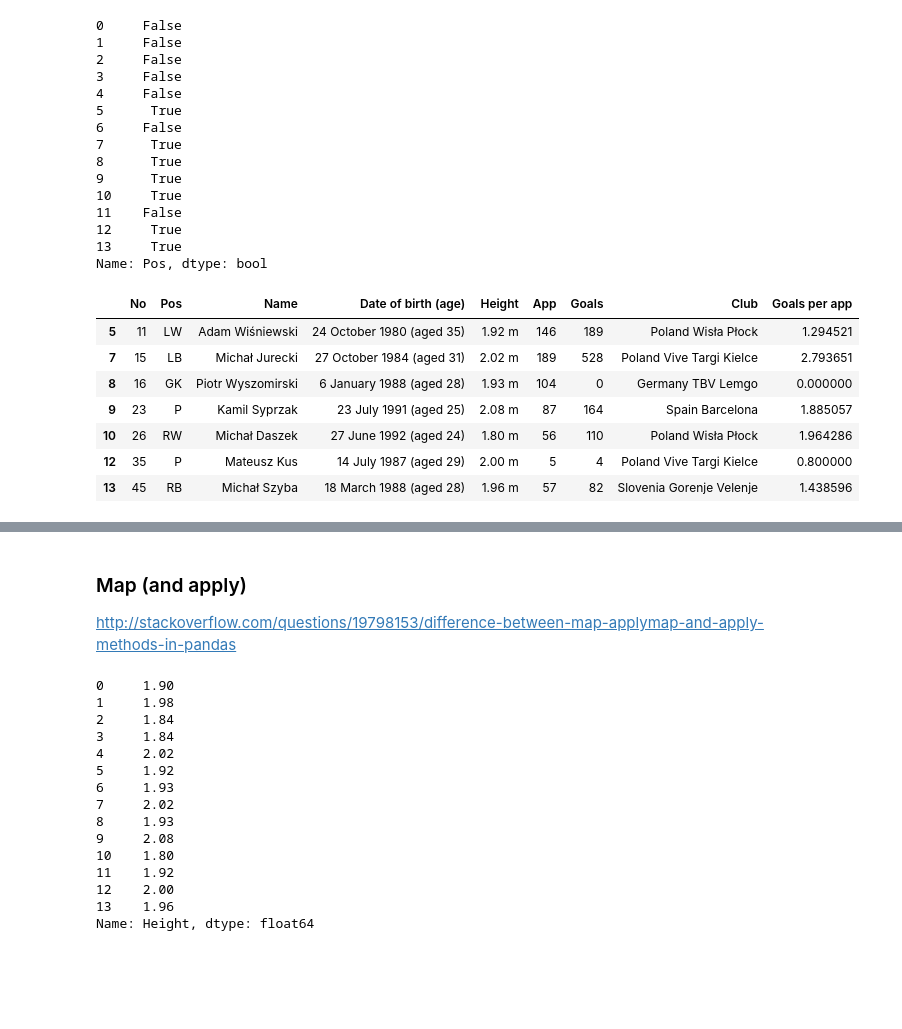
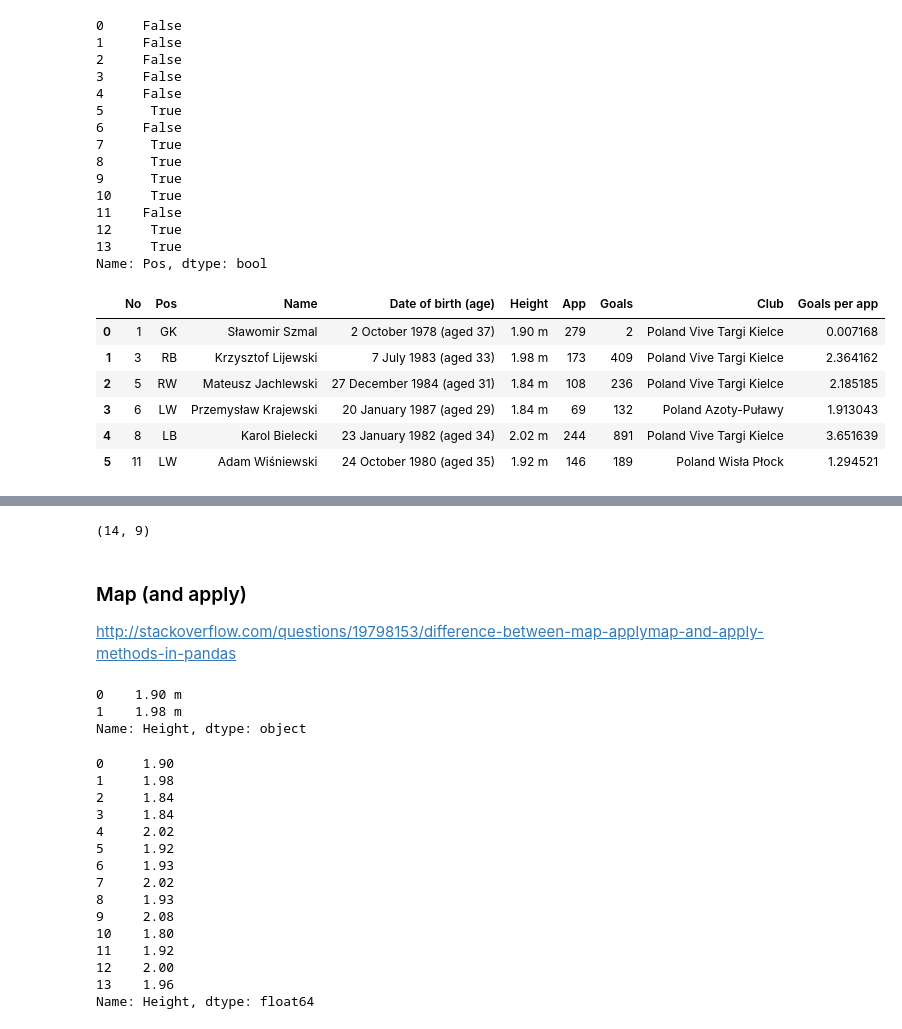
Before and after one commit to grechut/first-steps-with-pandas, a Jupyter notebook: first-steps-with-pandas.ipynb, the cells around one changed output, grey strips where cells are left out. Cells and saved outputs as stored; diff of their text form; code cells hidden in the pictures; blank space fills up the shorter version.

```diff
--- a/first-steps-with-pandas.ipynb
+++ b/first-steps-with-pandas.ipynb
@@ -371,3 +380,6 @@ handball_team[
 | 7 | 15 | LB | Michał Jurecki | 27 October 1984 (aged 31) | 2.02 m | 189 | 528 | Poland Vive Targi Kielce |
 # %% [markdown]
 ### Vectorized operations
+# %%
+handball_team['Goals per app'] = 1.0
+handball_team.head()
@@ -502,17 +521,16 @@ handball_team['Pos'].duplicated()
 12     True
 13     True
 Name: Pos, dtype: bool
-# %%
-handball_team[handball_team['Pos'].duplicated()]
-# %% [output]
-|  | No | Pos | Name | Date of birth (age) | Height | App | Goals | Club | Goals per app |
-| 5 | 11 | LW | Adam Wiśniewski | 24 October 1980 (aged 35) | 1.92 m | 146 | 189 | Poland Wisła Płock | 1.294521 |
-| 7 | 15 | LB | Michał Jurecki | 27 October 1984 (aged 31) | 2.02 m | 189 | 528 | Poland Vive Targi Kielce | 2.793651 |
-| 8 | 16 | GK | Piotr Wyszomirski | 6 January 1988 (aged 28) | 1.93 m | 104 | 0 | Germany TBV Lemgo | 0.000000 |
-| 9 | 23 | P | Kamil Syprzak | 23 July 1991 (aged 25) | 2.08 m | 87 | 164 | Spain Barcelona | 1.885057 |
-| 10 | 26 | RW | Michał Daszek | 27 June 1992 (aged 24) | 1.80 m | 56 | 110 | Poland Wisła Płock | 1.964286 |
-| 12 | 35 | P | Mateusz Kus | 14 July 1987 (aged 29) | 2.00 m | 5 | 4 | Poland Vive Targi Kielce | 0.800000 |
-| 13 | 45 | RB | Michał Szyba | 18 March 1988 (aged 28) | 1.96 m | 57 | 82 | Slovenia Gorenje Velenje | 1.438596 |
+# %%
+handball_team.head(6)
+# %% [output]
+|  | No | Pos | Name | Date of birth (age) | Height | App | Goals | Club | Goals per app |
+| 0 | 1 | GK | Sławomir Szmal | 2 October 1978 (aged 37) | 1.90 m | 279 | 2 | Poland Vive Targi Kielce | 0.007168 |
+| 1 | 3 | RB | Krzysztof Lijewski | 7 July 1983 (aged 33) | 1.98 m | 173 | 409 | Poland Vive Targi Kielce | 2.364162 |
+| 2 | 5 | RW | Mateusz Jachlewski | 27 December 1984 (aged 31) | 1.84 m | 108 | 236 | Poland Vive Targi Kielce | 2.185185 |
+| 3 | 6 | LW | Przemysław Krajewski | 20 January 1987 (aged 29) | 1.84 m | 69 | 132 | Poland Azoty-Puławy | 1.913043 |
+| 4 | 8 | LB | Karol Bielecki | 23 January 1982 (aged 34) | 2.02 m | 244 | 891 | Poland Vive Targi Kielce | 3.651639 |
+| 5 | 11 | LW | Adam Wiśniewski | 24 October 1980 (aged 35) | 1.92 m | 146 | 189 | Poland Wisła Płock | 1.294521 |
 # %%
 # It's not inplace, functional approach
 handball_team.drop_duplicates('Pos')
@@ -525,10 +543,21 @@ handball_team.drop_duplicates('Pos')
 | 4 | 8 | LB | Karol Bielecki | 23 January 1982 (aged 34) | 2.02 m | 244 | 891 | Poland Vive Targi Kielce | 3.651639 |
 | 6 | 13 | P | Bartosz Jurecki | 31 January 1979 (aged 37) | 1.93 m | 227 | 723 | Poland Chrobry Głogów | 3.185022 |
 | 11 | 28 | CB | Łukasz Gierak | 22 June 1988 (aged 28) | 1.92 m | 6 | 6 | Poland Pogoń Szczecin | 1.000000 |
+# %%
+handball_team.shape
+# handball_team = handball_team.drop_duplicates('Pos')
+# %% [output]
+(14, 9)
 # %% [markdown]
 ### Map (and apply)
 
 http://stackoverflow.com/questions/19798153/difference-between-map-applymap-and-apply-methods-in-pandas
+# %%
+handball_team['Height'].head(2)
+# %% [output]
+0    1.90 m
+1    1.98 m
+Name: Height, dtype: object
 # %%
 handball_team['Height'].map(
     lambda height: float(height.split(' ')[0])
```
Also changed, not shown: parts of 33 cells of this notebook.
